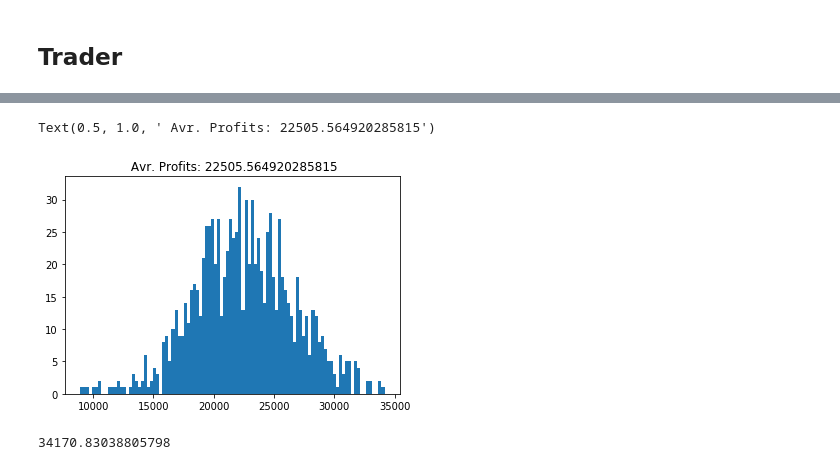
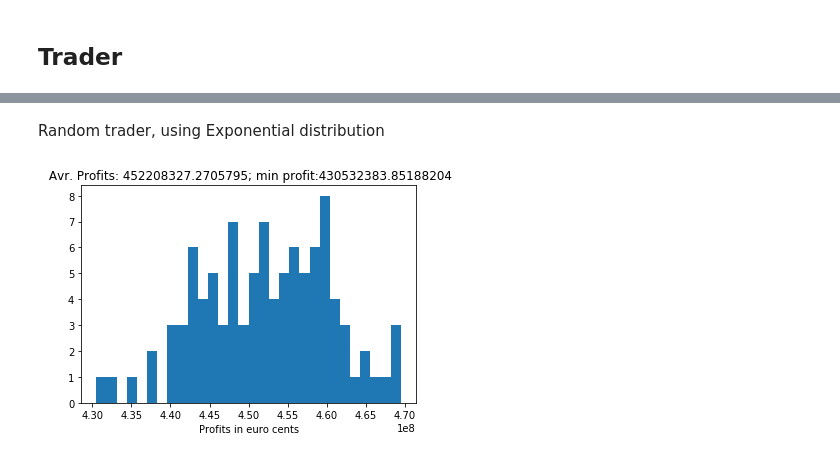
Before and after one commit to mshagirov/datathon2020, a Jupyter notebook: P003/Introduction.ipynb, the cells around one changed output, grey strips where cells are left out. Cells and saved outputs as stored; diff of their text form; code cells hidden in the pictures.

```diff
--- a/P003/Introduction.ipynb
+++ b/P003/Introduction.ipynb
@@ -224,5 +263,0 @@ from trader import trader_simulation
-# %%
-Y_pred = 50*np.random.rand(len(trading_hours)) # random predictions in kWh scale [0...80]
-Y_targ = 80*np.random.rand(len(trading_hours)) # random targets in kWh scale [0...80]
-
-trader_simulation(trading_hours,Y_pred,Y_targ,debug=True)
@@ -248,21 +264,18 @@ trader_simulation(trading_hours,Y_pred,Y_targ,debug=True)
-# %%
-INITIAL_CASH = 10000000 # euro cents, starting capital
-SALE_PRICE = 10 # cents
-SPOT_PRICE = 20 # cents
-PENALTY_PRICE = 100 # cents
-
-profits = []
-for k in range(1000):
-    Y_pred = 50*np.random.rand(len(trading_hours)) # random predictions in kWh scale [0...80]
-    Y_targ = 80*np.random.rand(len(trading_hours)) # random targets in kWh scale [0...80]
-    profits.append(trader_simulation(trading_hours,Y_pred,Y_targ))
-# %%
-plt.hist(profits,bins=100)
-plt.title(f' Avr. Profits: {(np.mean(profits))}')
-# %% [output]
-Text(0.5, 1.0, ' Avr. Profits: 22505.564920285815')
-[figure, removed]
-# %%
-max(profits)
-# %% [output]
-34170.83038805798
+# %% [markdown]
+Random trader, using Exponential distribution
+# %%
+# real values
+Y_targ = df['Eolien'][np.logical_not(df['Eolien'].isna())].values*1000
+trading_hours = df['Eolien'][np.logical_not(df['Eolien'].isna())].index
+
+profits = []
+for k in range(100):
+    # here I set a limit 50000 to our random prediction
+    Y_pred = np.minimum(17000,np.random.exponential(
+        scale=5000,size=(len(trading_hours),))) # random predictions in kWh scale [0...80000]
+    profits.append(trader_simulation(trading_hours,Y_pred,Y_targ))
+plt.hist(profits,bins=30)
+plt.xlabel('Profits in euro cents')
+plt.title(f' Avr. Profits: {(np.mean(profits))}; min profit:{(np.min(profits))}');
+# %% [output]
+[figure, added]
```
Also changed, not shown: parts of 22 cells of this notebook, 32 other files.
